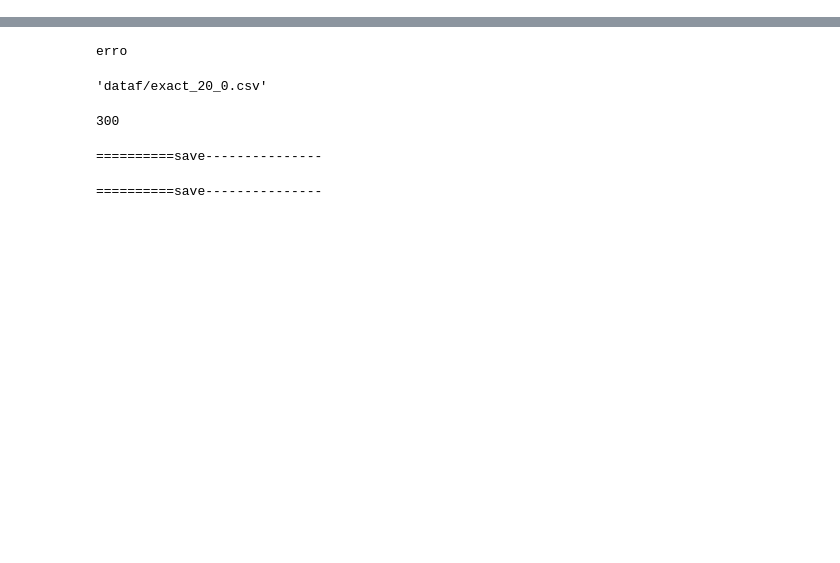
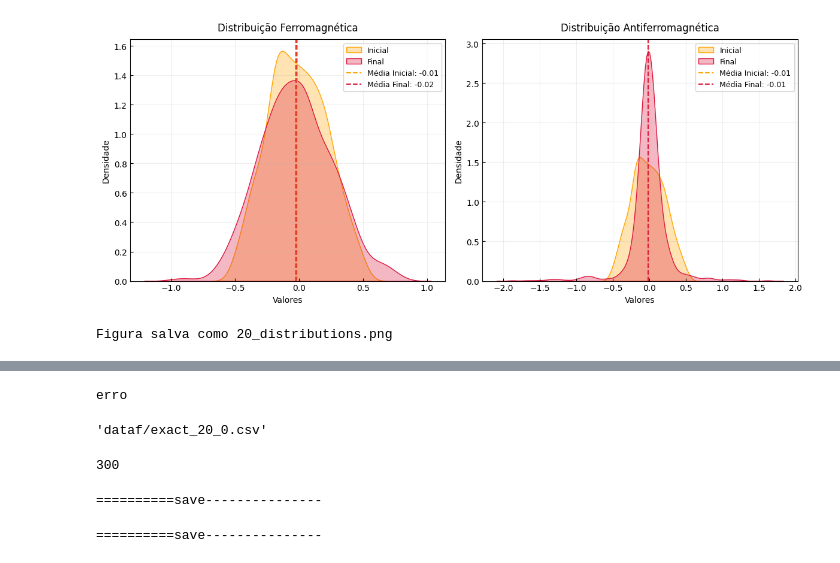
Before and after one commit to mardoniofranca/tupannqs, a Jupyter notebook: source/3_run/1_heisenberg_model/L12_C-2.ipynb, the cells around one changed output, grey strips where cells are left out. Cells and saved outputs as stored; diff of their text form; code cells hidden in the pictures; blank space fills up the shorter version.

```diff
--- a/source/3_run/1_heisenberg_model/L12_C-2.ipynb
+++ b/source/3_run/1_heisenberg_model/L12_C-2.ipynb
@@ -0,0 +42,6 @@
+# %%
+%run 0_config.ipynb
+plot_distributions(paths3, paths4,  0, -1,20)
+# %% [output]
+[figure, added]
+Figura salva como 20_distributions.png
```
Also changed, not shown: parts of 22 cells of this notebook, 2 other files.
